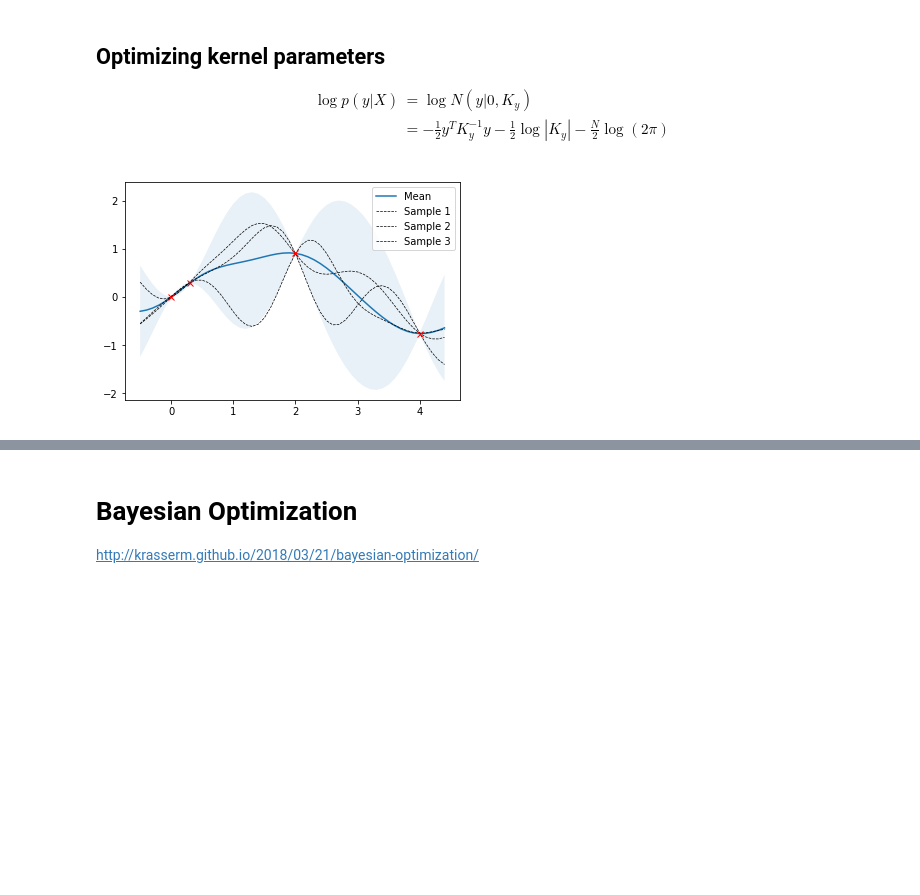
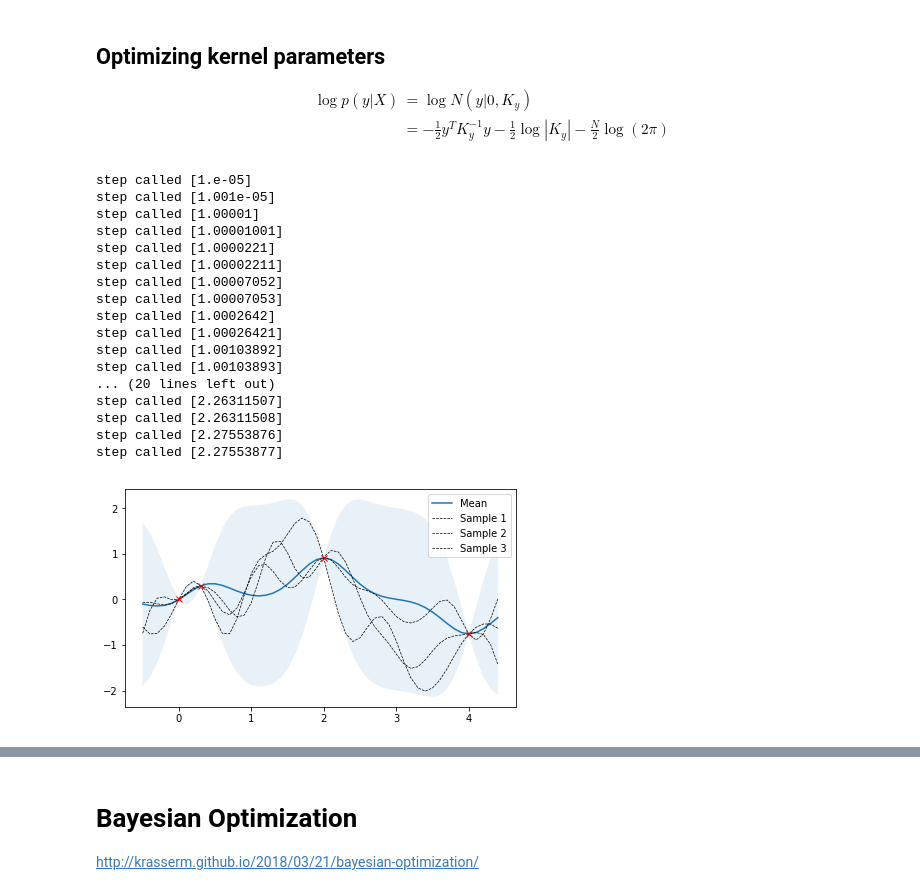
Before and after one commit to darthdeus/bopt, a Jupyter notebook: GP mojeopt.ipynb, the cells around one changed output, grey strips where cells are left out. Cells and saved outputs as stored; diff of their text form; code cells hidden in the pictures; blank space fills up the shorter version.

```diff
--- a/GP mojeopt.ipynb
+++ b/GP mojeopt.ipynb
@@ -118,8 +110,24 @@ $$
 $$
 # %%
 from myopt.gaussian_process import optimize_kernel
-# %%
-kopt = optimize_kernel(X_train, y_train, X)
-plot_gp(*gp_reg(X_train, y_train, X, kernel=kopt), X, X_train, y_train, figure=False)
-# %% [output]
-[figure, removed]
+# %%
+gp.optimize_kernel(X_train, y_train).plot_posterior()
+# %% [output]
+step called [1.e-05]
+step called [1.001e-05]
+step called [1.00001]
+step called [1.00001001]
+step called [1.0000221]
+step called [1.00002211]
+step called [1.00007052]
+step called [1.00007053]
+step called [1.0002642]
+step called [1.00026421]
+step called [1.00103892]
+step called [1.00103893]
+... (20 lines left out)
+step called [2.26311507]
+step called [2.26311508]
+step called [2.27553876]
+step called [2.27553877]
+[figure, added]
```
Also changed, not shown: parts of 12 cells of this notebook, 4 other files.
